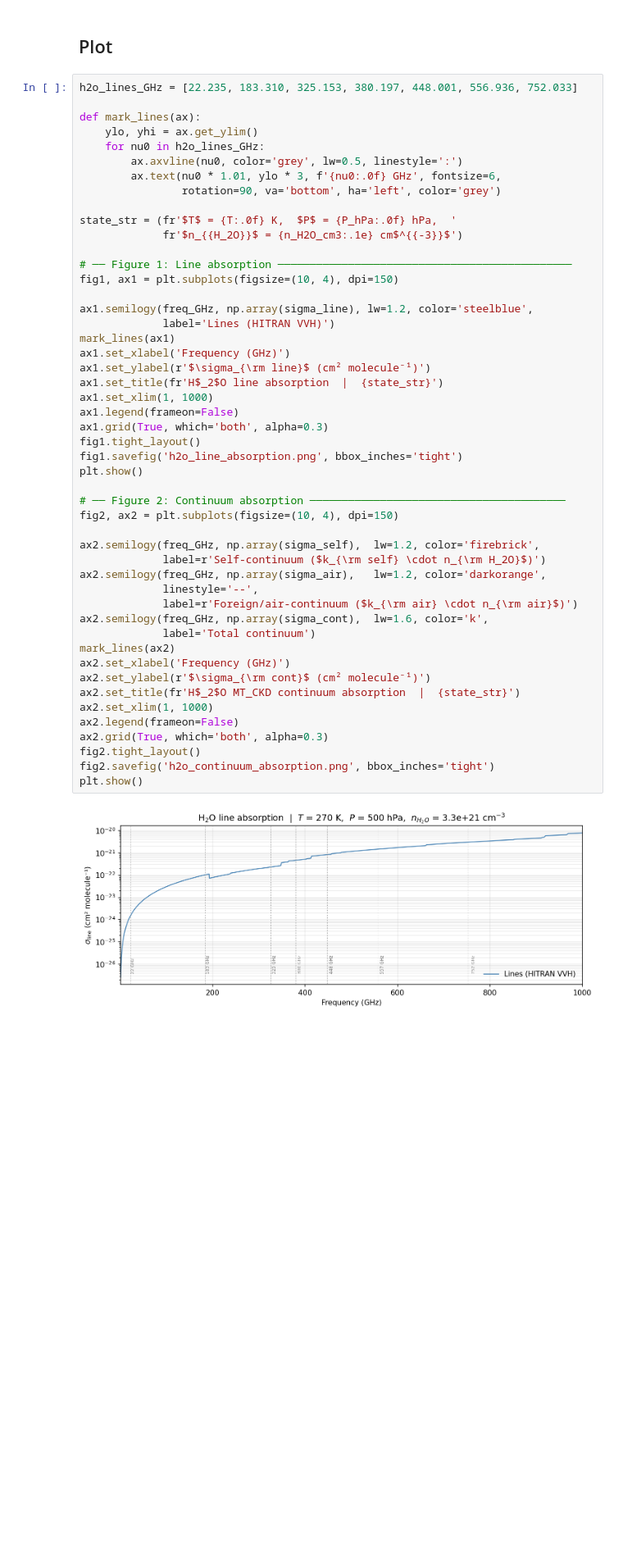
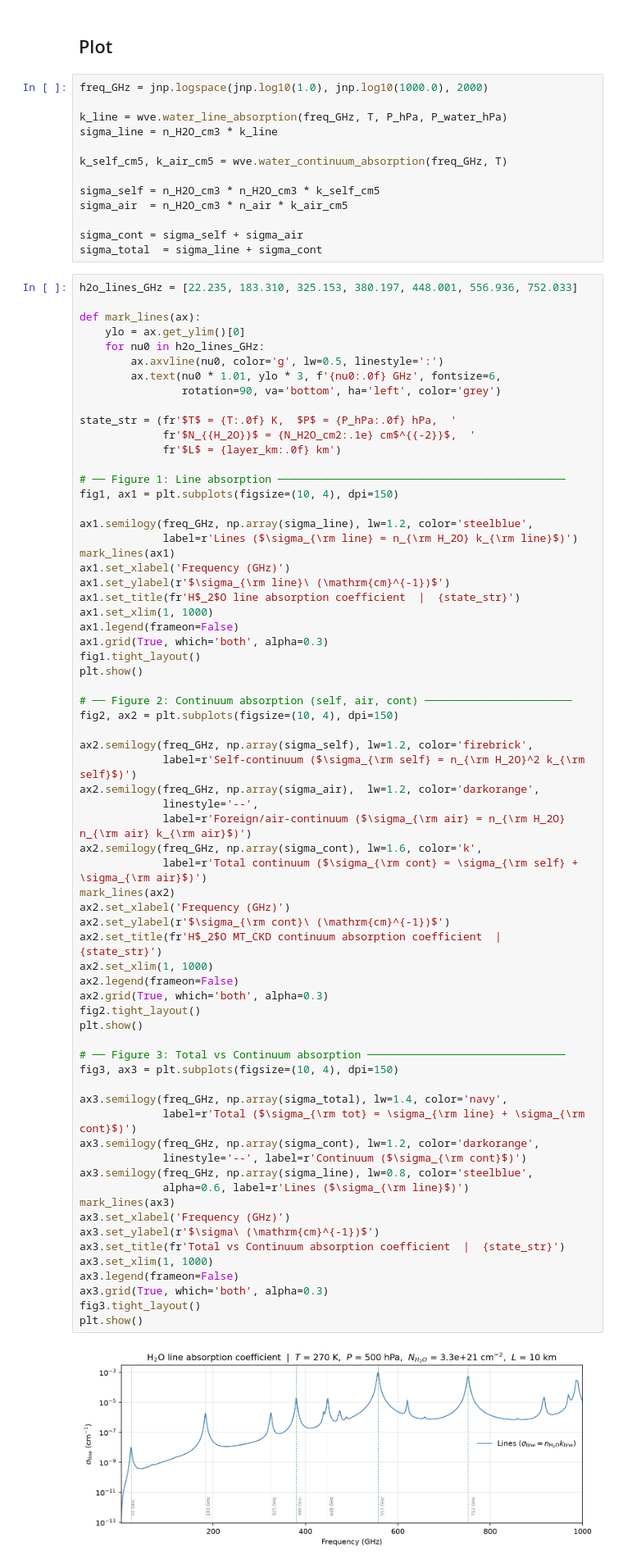
Before and after one commit to 1cosmologist/atmo3, a Jupyter notebook: examples/verify_h2o_absorption.ipynb, the cells around one changed output. Shown at 82% size. Drawn from its saved outputs; the diff is of its cells as text; blank space fills up the shorter version.

Commit message:
Bug fixed water emission

```diff
--- a/examples/verify_h2o_absorption.ipynb
+++ b/examples/verify_h2o_absorption.ipynb
@@ -101,53 +124,84 @@ sigma_total min=1.107e-24  max=9.078e-19  cm²/molecule
 # %% [markdown]
 ## Plot
+# %%
+freq_GHz = jnp.logspace(jnp.log10(1.0), jnp.log10(1000.0), 2000)
+
+k_line = wve.water_line_absorption(freq_GHz, T, P_hPa, P_water_hPa)
+sigma_line = n_H2O_cm3 * k_line
+
+k_self_cm5, k_air_cm5 = wve.water_continuum_absorption(freq_GHz, T)
+
+sigma_self = n_H2O_cm3 * n_H2O_cm3 * k_self_cm5
+sigma_air  = n_H2O_cm3 * n_air * k_air_cm5
+
+sigma_cont = sigma_self + sigma_air
+sigma_total  = sigma_line + sigma_cont
 # %%
 h2o_lines_GHz = [22.235, 183.310, 325.153, 380.197, 448.001, 556.936, 752.033]
 
 def mark_lines(ax):
-    ylo, yhi = ax.get_ylim()
+    ylo = ax.get_ylim()[0]
     for nu0 in h2o_lines_GHz:
-        ax.axvline(nu0, color='grey', lw=0.5, linestyle=':')
+        ax.axvline(nu0, color='g', lw=0.5, linestyle=':')
         ax.text(nu0 * 1.01, ylo * 3, f'{nu0:.0f} GHz', fontsize=6,
                 rotation=90, va='bottom', ha='left', color='grey')
 
 state_str = (fr'$T$ = {T:.0f} K,  $P$ = {P_hPa:.0f} hPa,  '
-             fr'$n_{{H_2O}}$ = {n_H2O_cm3:.1e} cm$^{{-3}}$')
+             fr'$N_{{H_2O}}$ = {N_H2O_cm2:.1e} cm$^{{-2}}$,  '
+             fr'$L$ = {layer_km:.0f} km')
 
-# ── Figure 1: Line absorption ──────────────────────────────────────────────
+# ── Figure 1: Line absorption ─────────────────────────────────────────────
 fig1, ax1 = plt.subplots(figsize=(10, 4), dpi=150)
 
 ax1.semilogy(freq_GHz, np.array(sigma_line), lw=1.2, color='steelblue',
-             label='Lines (HITRAN VVH)')
+             label=r'Lines ($\sigma_{\rm line} = n_{\rm H_2O} k_{\rm line}$)')
 mark_lines(ax1)
 ax1.set_xlabel('Frequency (GHz)')
-ax1.set_ylabel(r'$\sigma_{\rm line}$ (cm² molecule⁻¹)')
-ax1.set_title(fr'H$_2$O line absorption  |  {state_str}')
+ax1.set_ylabel(r'$\sigma_{\rm line}\ (\mathrm{cm}^{-1})$')
+ax1.set_title(fr'H$_2$O line absorption coefficient  |  {state_str}')
 ax1.set_xlim(1, 1000)
 ax1.legend(frameon=False)
 ax1.grid(True, which='both', alpha=0.3)
 fig1.tight_layout()
-fig1.savefig('h2o_line_absorption.png', bbox_inches='tight')
 plt.show()
 
-# ── Figure 2: Continuum absorption ────────────────────────────────────────
+# ── Figure 2: Continuum absorption (self, air, cont) ───────────────────────
 fig2, ax2 = plt.subplots(figsize=(10, 4), dpi=150)
 
-ax2.semilogy(freq_GHz, np.array(sigma_self),  lw=1.2, color='firebrick',
-             label=r'Self-continuum ($k_{\rm self} \cdot n_{\rm H_2O}$)')
-ax2.semilogy(freq_GHz, np.array(sigma_air),   lw=1.2, color='darkorange',
+ax2.semilogy(freq_GHz, np.array(sigma_self), lw=1.2, color='firebrick',
+             label=r'Self-continuum ($\sigma_{\rm self} = n_{\rm H_2O}^2 k_{\rm self}$)')
+ax2.semilogy(freq_GHz, np.array(sigma_air),  lw=1.2, color='darkorange',
              linestyle='--',
-             label=r'Foreign/air-continuum ($k_{\rm air} \cdot n_{\rm air}$)')
-ax2.semilogy(freq_GHz, np.array(sigma_cont),  lw=1.6, color='k',
-             label='Total continuum')
+             label=r'Foreign/air-continuum ($\sigma_{\rm air} = n_{\rm H_2O} n_{\rm air} k_{\rm air}$)')
+ax2.semilogy(freq_GHz, np.array(sigma_cont), lw=1.6, color='k',
+             label=r'Total continuum ($\sigma_{\rm cont} = \sigma_{\rm self} + \sigma_{\rm air}$)')
 mark_lines(ax2)
 ax2.set_xlabel('Frequency (GHz)')
-ax2.set_ylabel(r'$\sigma_{\rm cont}$ (cm² molecule⁻¹)')
-ax2.set_title(fr'H$_2$O MT_CKD continuum absorption  |  {state_str}')
+ax2.set_ylabel(r'$\sigma_{\rm cont}\ (\mathrm{cm}^{-1})$')
+ax2.set_title(fr'H$_2$O MT_CKD continuum absorption coefficient  |  {state_str}')
 ax2.set_xlim(1, 1000)
 ax2.legend(frameon=False)
 ax2.grid(True, which='both', alpha=0.3)
 fig2.tight_layout()
-fig2.savefig('h2o_continuum_absorption.png', bbox_inches='tight')
 plt.show()
+
+# ── Figure 3: Total vs Continuum absorption ───────────────────────────────
+fig3, ax3 = plt.subplots(figsize=(10, 4), dpi=150)
+
+ax3.semilogy(freq_GHz, np.array(sigma_total), lw=1.4, color='navy',
+             label=r'Total ($\sigma_{\rm tot} = \sigma_{\rm line} + \sigma_{\rm cont}$)')
+ax3.semilogy(freq_GHz, np.array(sigma_cont), lw=1.2, color='darkorange',
+             linestyle='--', label=r'Continuum ($\sigma_{\rm cont}$)')
+ax3.semilogy(freq_GHz, np.array(sigma_line), lw=0.8, color='steelblue',
+             alpha=0.6, label=r'Lines ($\sigma_{\rm line}$)')
+mark_lines(ax3)
+ax3.set_xlabel('Frequency (GHz)')
+ax3.set_ylabel(r'$\sigma\ (\mathrm{cm}^{-1})$')
+ax3.set_title(fr'Total vs Continuum absorption coefficient  |  {state_str}')
+ax3.set_xlim(1, 1000)
+ax3.legend(frameon=False)
+ax3.grid(True, which='both', alpha=0.3)
+fig3.tight_layout()
+plt.show()
 # %% [output]
-[figure, old version]
+[figure, new version]
```
Also changed, not shown: parts of 11 cells of this notebook, 10 other files.
